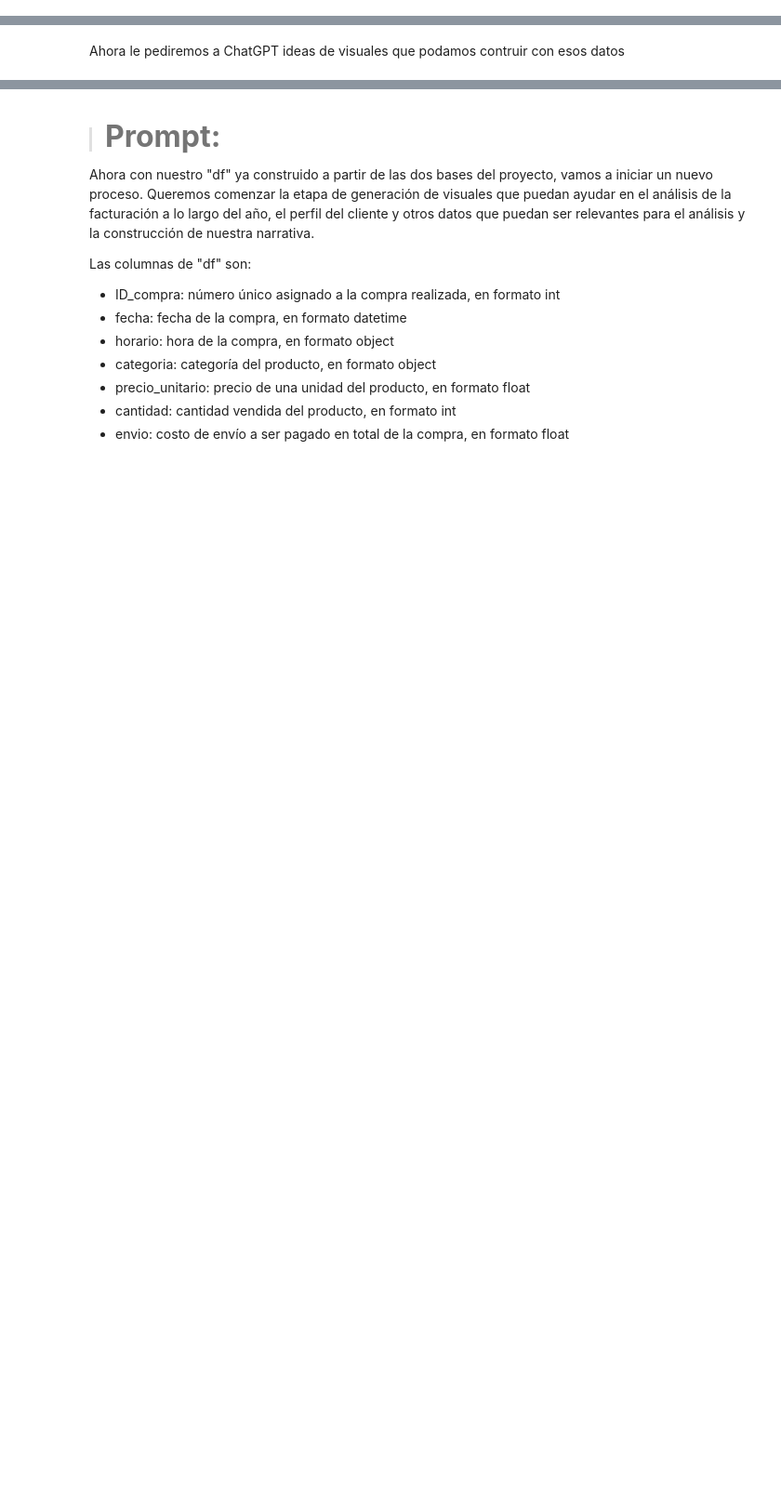
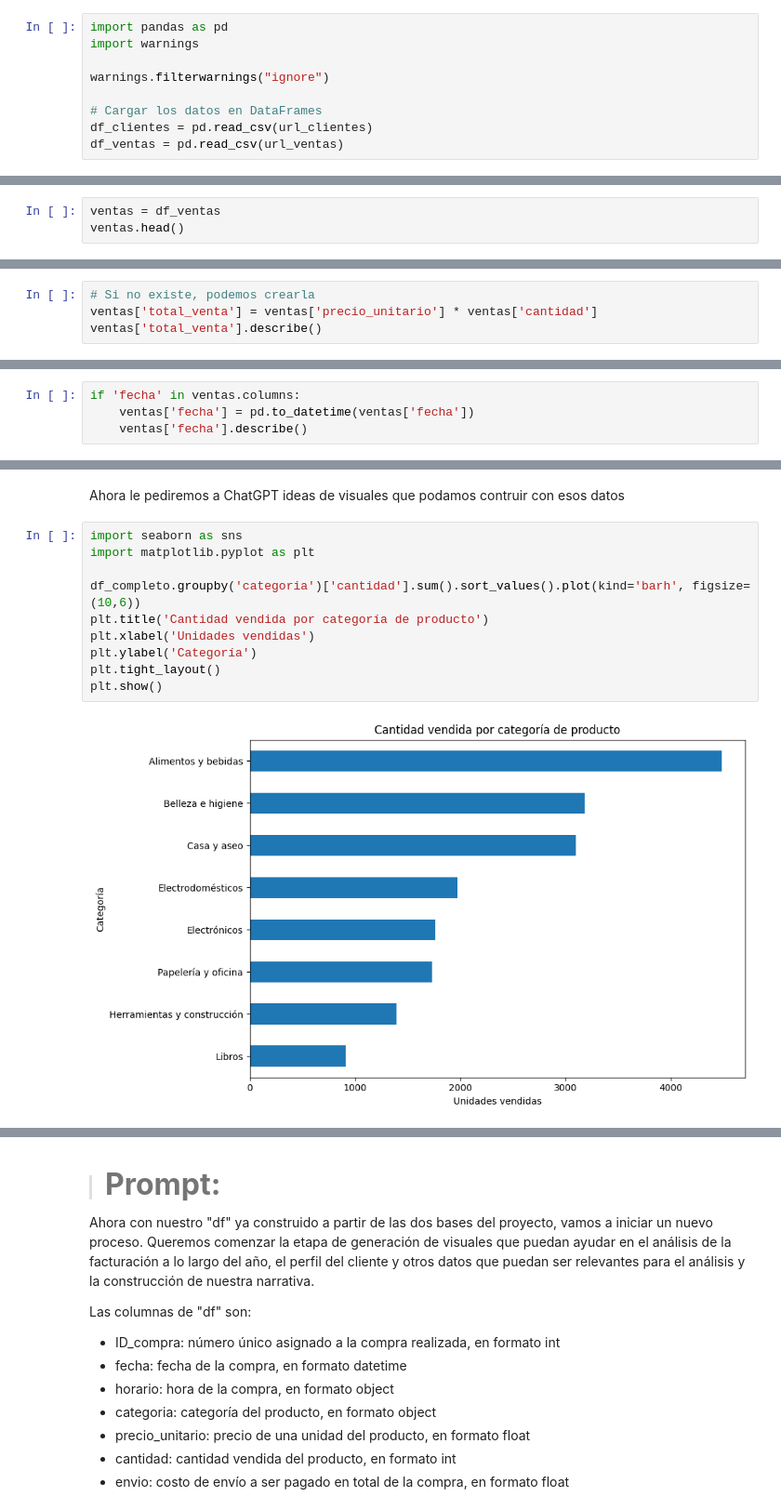
Before and after one commit to TAGARA-TECH/IA_aplicada_a_la_ciencia_de_datos, a Jupyter notebook: IA_aplicada_a_ciencia_de_datos.ipynb, the cells around one changed output, grey strips where cells are left out. Shown at 93% size. Drawn from its saved outputs; the diff is of its cells as text; blank space fills up the shorter version.

```diff
--- a/IA_aplicada_a_ciencia_de_datos.ipynb
+++ b/IA_aplicada_a_ciencia_de_datos.ipynb
@@ -48,0 +106,9 @@ Después de esta etapa, vamos a crear 2 dataframes con los datos de los clientes
+# %%
+import pandas as pd
+import warnings
+
+warnings.filterwarnings("ignore")
+
+# Cargar los datos en DataFrames
+df_clientes = pd.read_csv(url_clientes)
+df_ventas = pd.read_csv(url_ventas)
@@ -67,2 +383,5 @@ No es necesario utilizar "print()" para mostrar el resultado de las consultas.
 # %% [markdown]
 ### **Base de ventas**
+# %%
+ventas = df_ventas
+ventas.head()
@@ -68,0 +478,4 @@ No es necesario utilizar "print()" para mostrar el resultado de las consultas.
+# %%
+# Si no existe, podemos crearla
+ventas['total_venta'] = ventas['precio_unitario'] * ventas['cantidad']
+ventas['total_venta'].describe()
@@ -68,0 +493,4 @@ No es necesario utilizar "print()" para mostrar el resultado de las consultas.
+# %%
+if 'fecha' in ventas.columns:
+    ventas['fecha'] = pd.to_datetime(ventas['fecha'])
+    ventas['fecha'].describe()
@@ -106,2 +593,14 @@ Construye un código para ejecutar esta etapa usando Python y la biblioteca Pand
 # %% [markdown]
 Ahora le pediremos a ChatGPT ideas de visuales que podamos contruir con esos datos
+# %%
+import seaborn as sns
+import matplotlib.pyplot as plt
+
+df_completo.groupby('categoria')['cantidad'].sum().sort_values().plot(kind='barh', figsize=(10,6))
+plt.title('Cantidad vendida por categoría de producto')
+plt.xlabel('Unidades vendidas')
+plt.ylabel('Categoría')
+plt.tight_layout()
+plt.show()
+# %% [output]
+[figure, added]
```
Also changed, not shown: parts of 40 cells of this notebook.
